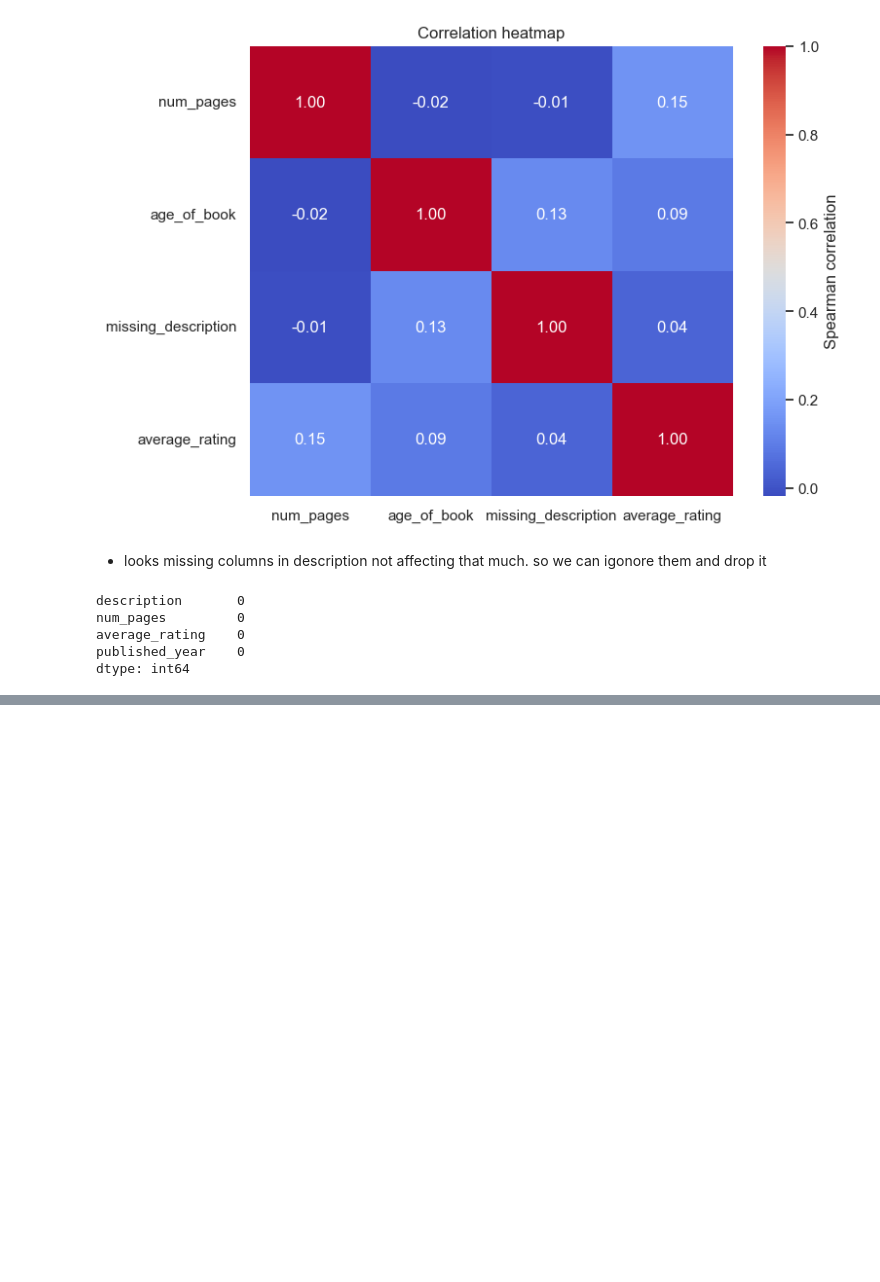
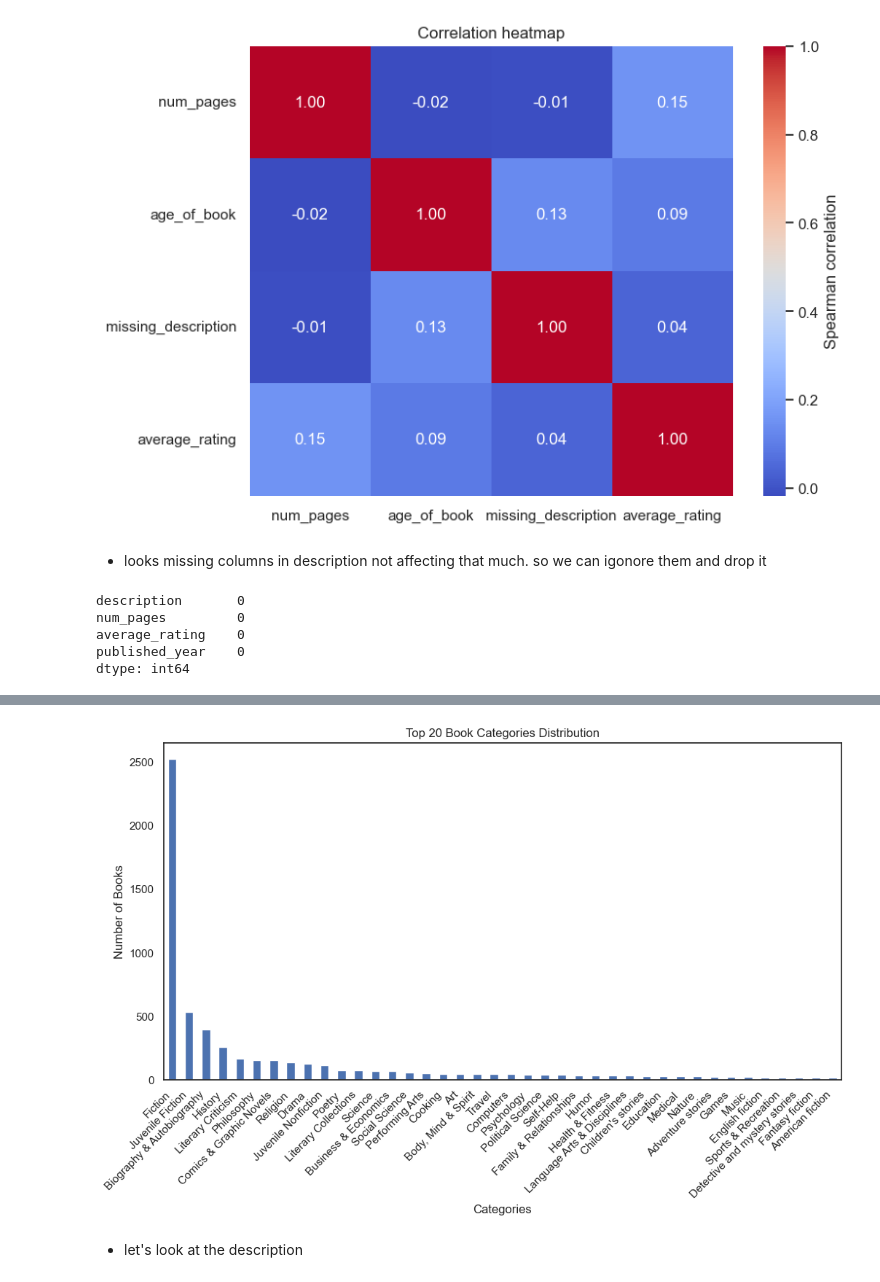
Before and after one commit to nayana-sisil/Contextual-RAG-Book-Recommender, a Jupyter notebook: EDA.ipynb, the cells around one changed output, grey strips where cells are left out. Saved outputs shown, nothing was run; the diff lists cells and outputs as text; code cells hidden in the pictures; blank space fills up the shorter version.

Commit message:
handling description

```diff
--- a/EDA.ipynb
+++ b/EDA.ipynb
@@ -115,5 +115,5 @@ plt.show()
 # %% [markdown]
 - looks missing columns in description not affecting that much. so we can igonore them and drop it
 # %%
-books_missing = books[['description','num_pages','average_rating','published_year']].dropna()
+books_clean = books.dropna(subset=['description', 'num_pages', 'average_rating', 'published_year'])
 # %%
@@ -130,0 +187,14 @@ books_missing.shape
+# %%
+top_categories = books_clean['categories'].value_counts().head(40)
+
+plt.figure(figsize=(12,6))
+top_categories.plot(kind='bar')
+plt.title("Top 20 Book Categories Distribution")
+plt.xlabel("Categories")
+plt.ylabel("Number of Books")
+plt.xticks(rotation=45, ha='right')
+plt.show()
+# %% [output]
+[figure, added]
+# %% [markdown]
+- let's look at the description
```
Also changed, not shown: parts of 11 cells of this notebook.
